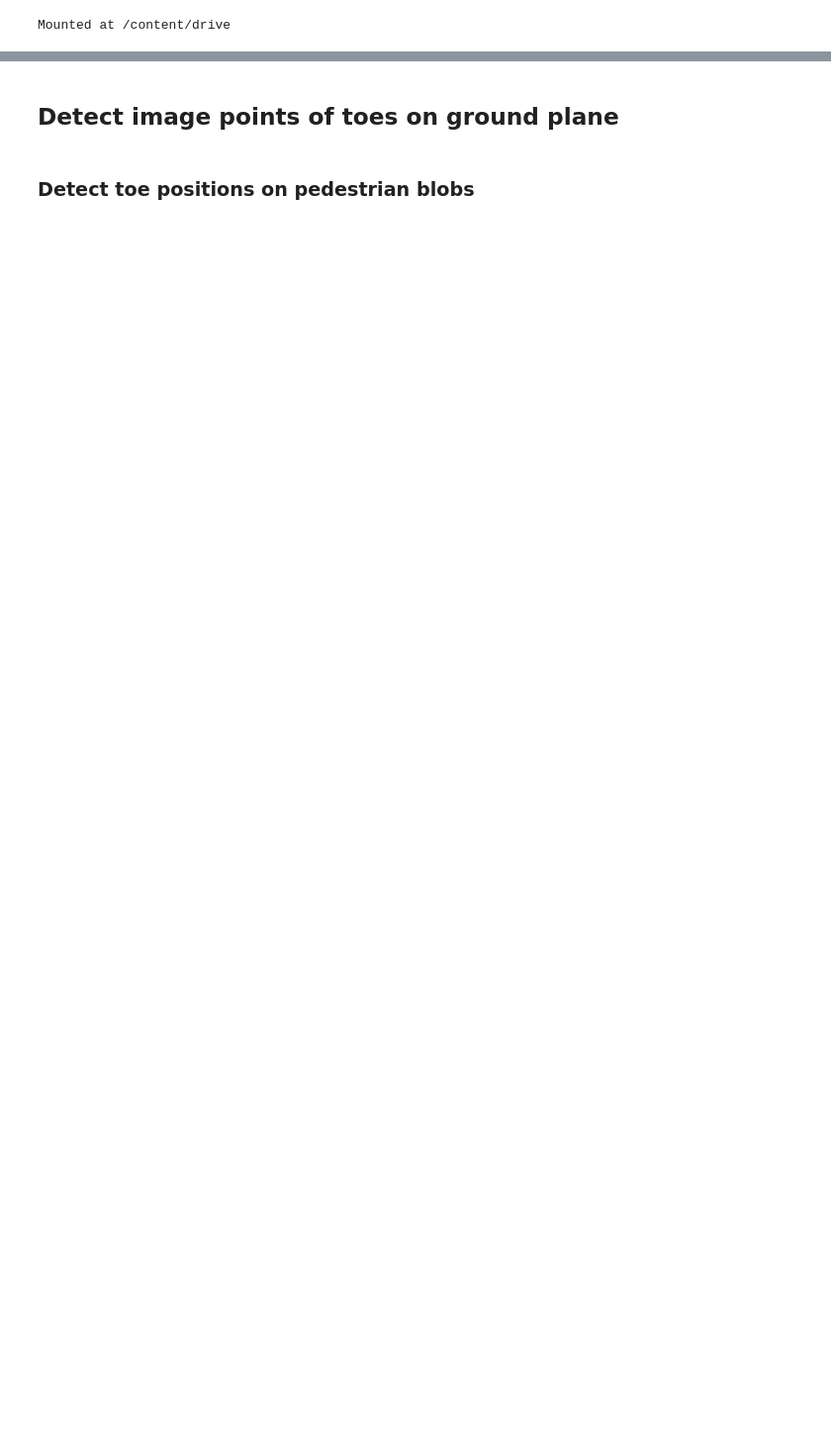
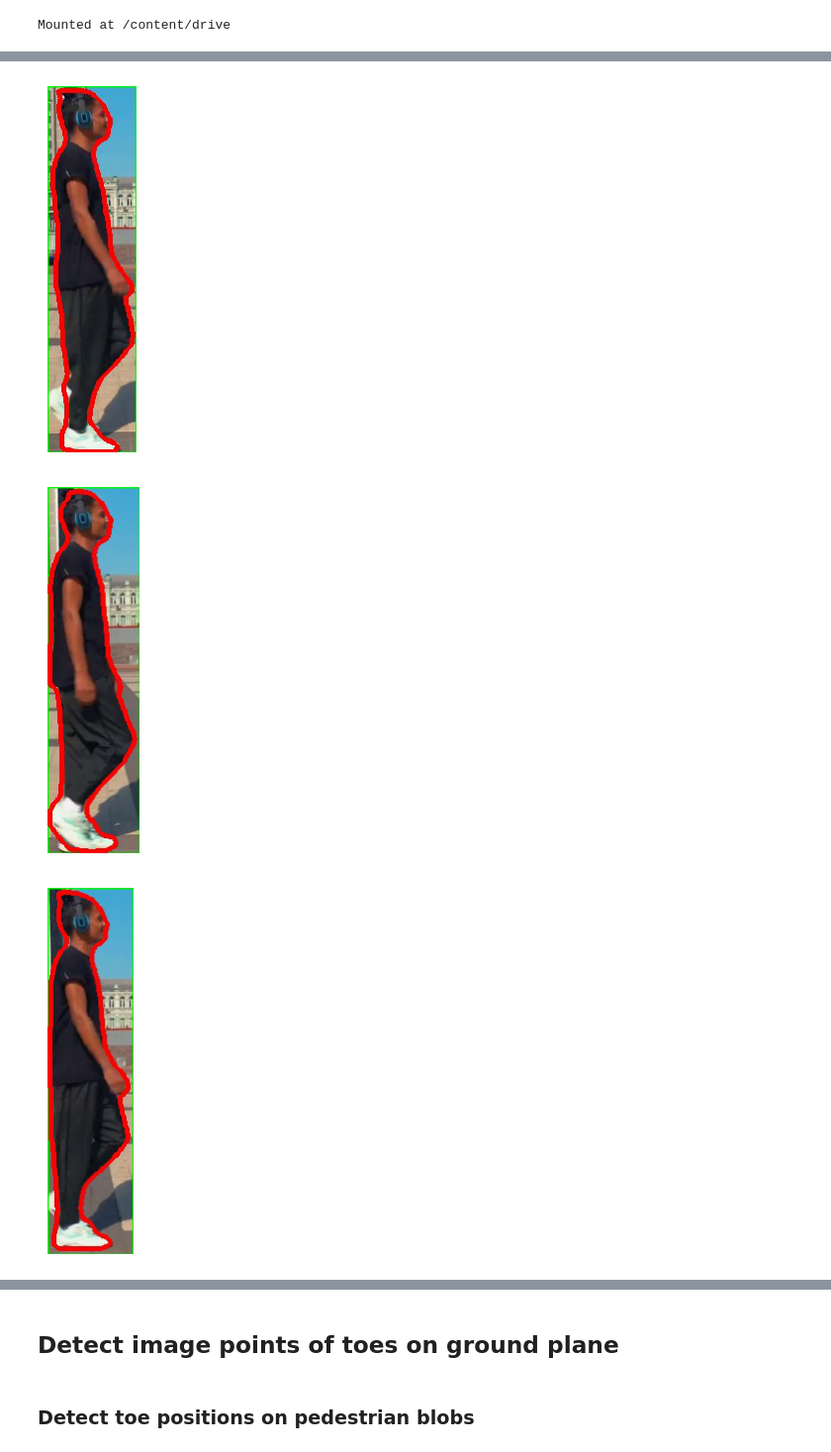
Before and after one commit to Kh0uloud/Camera-Calibration-CV, a Jupyter notebook: Periodic_Motion_Paper.ipynb, the cells around one changed output, grey strips where cells are left out. Shown at 99% size. Cells and saved outputs as stored; diff of their text form; code cells hidden in the pictures; blank space fills up the shorter version.

```diff
--- a/Periodic_Motion_Paper.ipynb
+++ b/Periodic_Motion_Paper.ipynb
@@ -45,0 +146,14 @@ Frames extracted: 356
+# %%
+import os
+import matplotlib.pyplot as plt
+import matplotlib.image as mpimg
+
+for i in lambda_frames:
+    image = mpimg.imread(('/content/drive/MyDrive/Periodic_Motion_CV/seg/pedestrian_blob_' + str(i) + '_processed.jpg'))
+    plt.imshow(image)
+    plt.axis('off')
+    plt.show()
+# %% [output]
+[figure, added]
+[figure, added]
+[figure, added]
```
Also changed, not shown: parts of 19 cells of this notebook.
